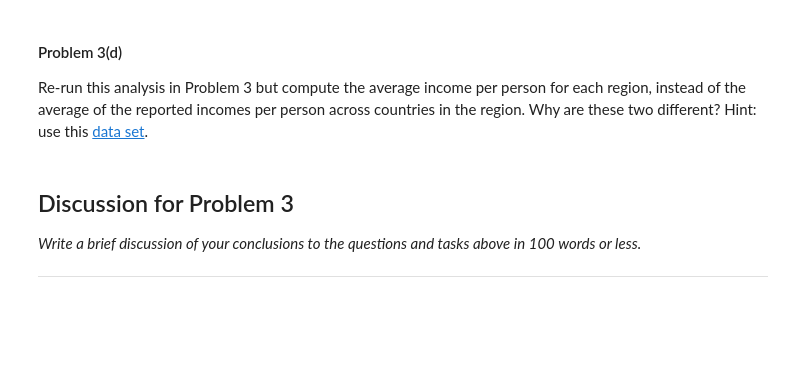
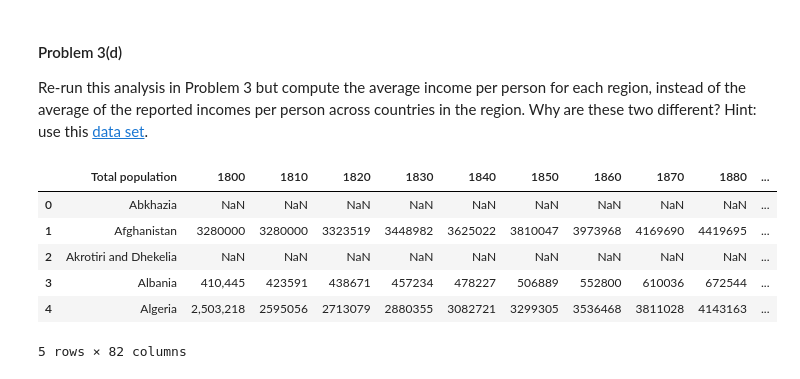
Before and after one commit to Rakeshgk84/DataScience, a Jupyter notebook: JALLOW_CHERNO_HW1/JALLOW_CHERNO_HW1P3.ipynb, the cells around one changed output. Cells and saved outputs as stored; diff of their text form; code cells hidden in the pictures; blank space fills up the shorter version.

```diff
--- a/JALLOW_CHERNO_HW1/JALLOW_CHERNO_HW1P3.ipynb
+++ b/JALLOW_CHERNO_HW1/JALLOW_CHERNO_HW1P3.ipynb
@@ -149,9 +149,14 @@ plt.show()
 #### Problem 3(d)
 
 Re-run this analysis in Problem 3 but compute the average income per person for each region, instead of the average of the reported incomes per person across countries in the region. Why are these two different? Hint: use this [data set](https://spreadsheets.google.com/pub?key=phAwcNAVuyj0XOoBL_n5tAQ&gid=0).
-# %% [markdown]
-## Discussion for Problem 3
-
-*Write a brief discussion of your conclusions to the questions and tasks above in 100 words or less.*
-
----
+# %%
+data_set = pd.read_csv("IGPD.csv")
+data_set.head()
+# %% [output]
+|  | Total population | 1800 | 1810 | 1820 | 1830 | 1840 | 1850 | 1860 | 1870 | 1880 | ... |
+| 0 | Abkhazia | NaN | NaN | NaN | NaN | NaN | NaN | NaN | NaN | NaN | ... |
+| 1 | Afghanistan | 3280000 | 3280000 | 3323519 | 3448982 | 3625022 | 3810047 | 3973968 | 4169690 | 4419695 | ... |
+| 2 | Akrotiri and Dhekelia | NaN | NaN | NaN | NaN | NaN | NaN | NaN | NaN | NaN | ... |
+| 3 | Albania | 410,445 | 423591 | 438671 | 457234 | 478227 | 506889 | 552800 | 610036 | 672544 | ... |
+| 4 | Algeria | 2,503,218 | 2595056 | 2713079 | 2880355 | 3082721 | 3299305 | 3536468 | 3811028 | 4143163 | ... |
+5 rows × 82 columns
```
Also changed, not shown: parts of 9 cells of this notebook.
